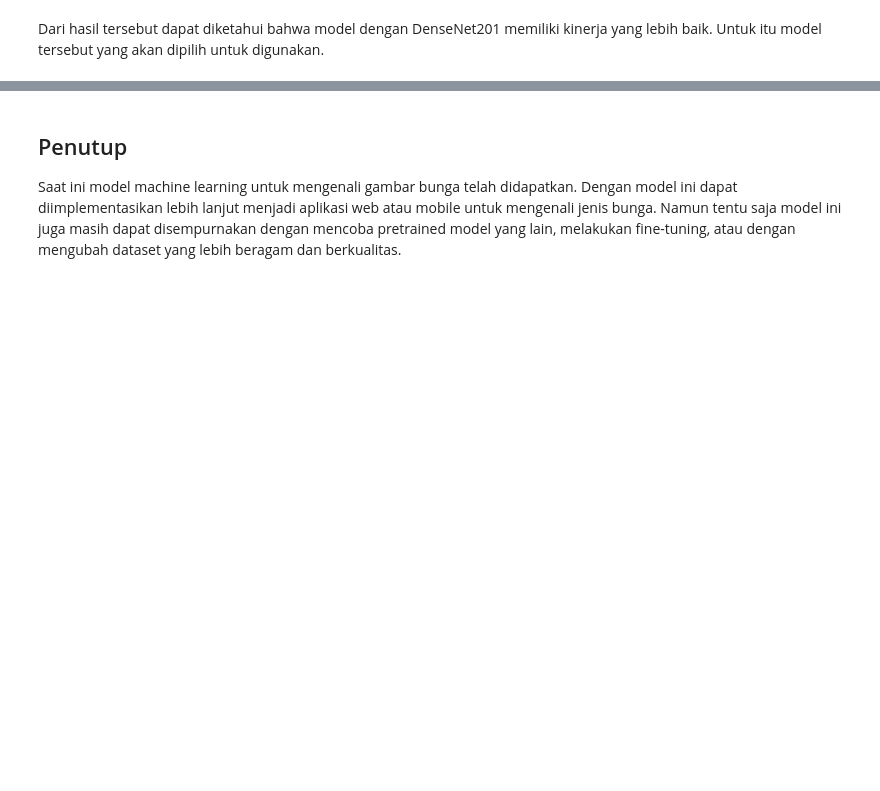
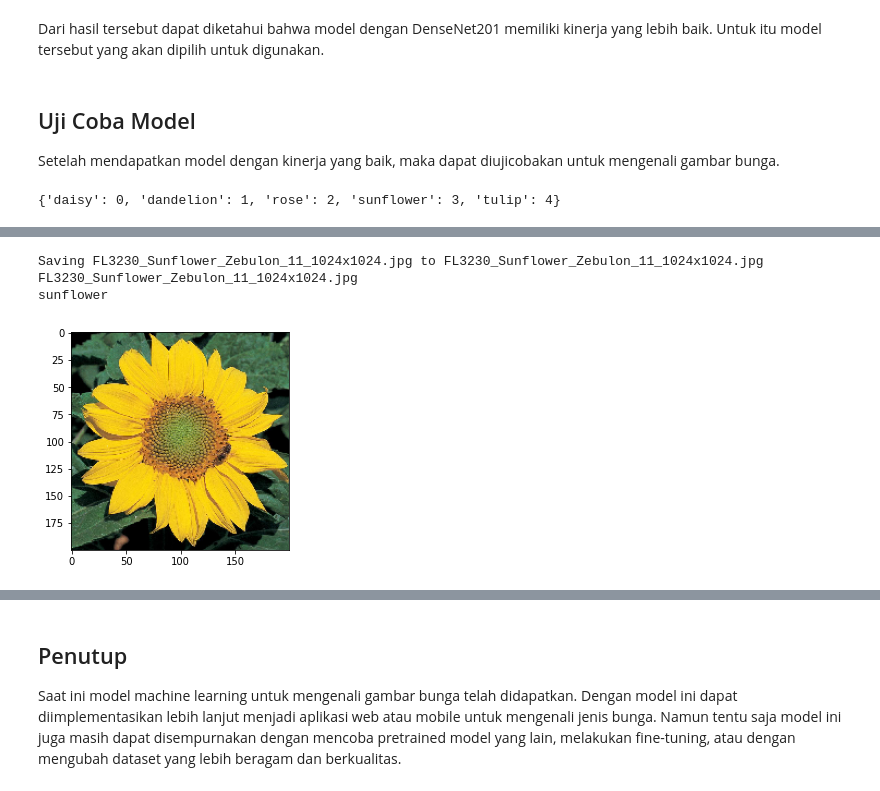
Before and after one commit to yusufsugiono/klasifikasi-gambar-bunga, a Jupyter notebook: Flowers_Image_Classification.ipynb, the cells around one changed output, grey strips where cells are left out. Drawn from its saved outputs; the diff is of its cells as text; code cells hidden in the pictures; blank space fills up the shorter version.

```diff
--- a/Flowers_Image_Classification.ipynb
+++ b/Flowers_Image_Classification.ipynb
@@ -463,3 +462,4 @@ base_densenet_model = tf.keras.applications.DenseNet201(include_top=False,
                                                         input_shape=(IMAGE_SIZE[0], IMAGE_SIZE[1], 3),
                                                         pooling='max')
 base_densenet_model.trainable=False
+train_data.preprocessing_function = tf.keras.applications.densenet.preprocess_input
@@ -562,2 +558,44 @@ plt.show()
 # %% [markdown]
 Dari hasil tersebut dapat diketahui bahwa model dengan DenseNet201 memiliki kinerja yang lebih baik. Untuk itu model tersebut yang akan dipilih untuk digunakan.
+# %% [markdown]
+## Uji Coba Model
+
+Setelah mendapatkan model dengan kinerja yang baik, maka dapat diujicobakan untuk mengenali gambar bunga.
+# %%
+# Menampilkan daftar kelas atau label gambar
+train_data.class_indices
+# %% [output]
+{'daisy': 0, 'dandelion': 1, 'rose': 2, 'sunflower': 3, 'tulip': 4}
+# %%
+# Menguji coba model
+import numpy as np
+from keras.preprocessing import image
+%matplotlib inline
+
+uploaded = files.upload()
+
+for fn in uploaded.keys():
+
+  # predicting images
+  path = fn
+  img = image.load_img(path, target_size=IMAGE_SIZE)
+  imgplot = plt.imshow(img)
+  x = image.img_to_array(img)
+  x = np.expand_dims(x, axis=0)
+
+  images = np.vstack([x])
+  classes = densenet_model.predict(images, batch_size=BATCH_SIZE)
+  classes = np.argmax(classes)
+
+  print(fn)
+  if classes==0:
+    print('daisy')
+  elif classes==1:
+    print('dandelion')
+  elif classes==2:
+    print('rose')
+  elif classes==3:
+    print('sunflower')
+  else:
+    print('tulip')
+# %% [output]
@@ -563,0 +603,4 @@ Dari hasil tersebut dapat diketahui bahwa model dengan DenseNet201 memiliki kine
+Saving FL3230_Sunflower_Zebulon_11_1024x1024.jpg to FL3230_Sunflower_Zebulon_11_1024x1024.jpg
+FL3230_Sunflower_Zebulon_11_1024x1024.jpg
+sunflower
+[figure, added]
```
Also changed, not shown: parts of 26 cells of this notebook.
